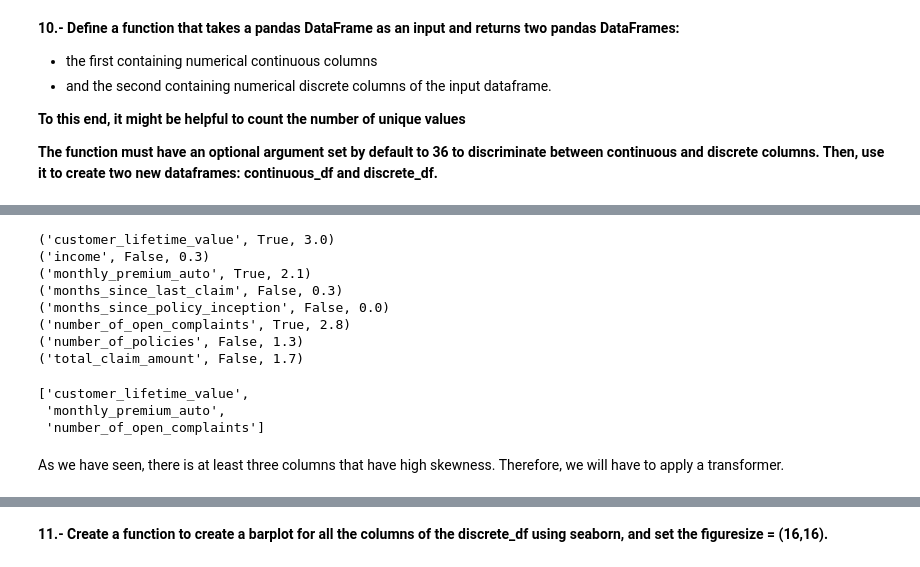
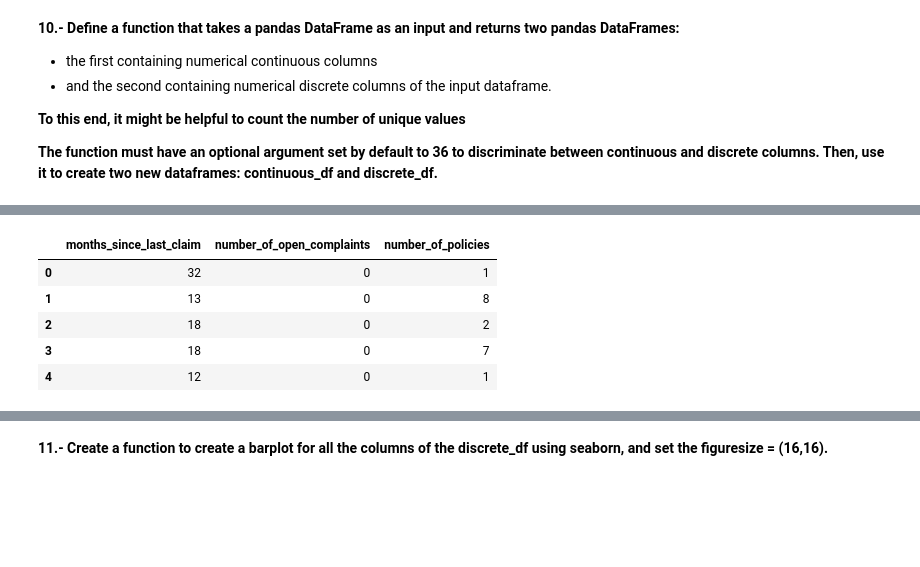
Before and after one commit to marina-lc16/lab-cleaning-numerical-data, a Jupyter notebook: Lab_cleaning_numerical_data.ipynb, the cells around one changed output, grey strips where cells are left out. Drawn from its saved outputs; the diff is of its cells as text; code cells hidden in the pictures; blank space fills up the shorter version.

```diff
--- a/Lab_cleaning_numerical_data.ipynb
+++ b/Lab_cleaning_numerical_data.ipynb
@@ -254,17 +211,0 @@ def get_skewed_columns(df: pd.DataFrame) -> list:
-# %%
-skewed_columns = get_skewed_columns(data)
-skewed_columns
-# %% [output]
-('customer_lifetime_value', True, 3.0)
-('income', False, 0.3)
-('monthly_premium_auto', True, 2.1)
-('months_since_last_claim', False, 0.3)
-('months_since_policy_inception', False, 0.0)
-('number_of_open_complaints', True, 2.8)
-('number_of_policies', False, 1.3)
-('total_claim_amount', False, 1.7)
-['customer_lifetime_value',
- 'monthly_premium_auto',
- 'number_of_open_complaints']
-# %% [markdown]
-As we have seen, there is at least three columns that have high skewness. Therefore, we will have to apply a transformer.
@@ -272,0 +221,9 @@ Numerical discrete columns
+# %%
+discrete_df.head()
+# %% [output]
+|  | months_since_last_claim | number_of_open_complaints | number_of_policies |
+| 0 | 32 | 0 | 1 |
+| 1 | 13 | 0 | 8 |
+| 2 | 18 | 0 | 2 |
+| 3 | 18 | 0 | 7 |
+| 4 | 12 | 0 | 1 |
```
Also changed, not shown: parts of 29 cells of this notebook.
